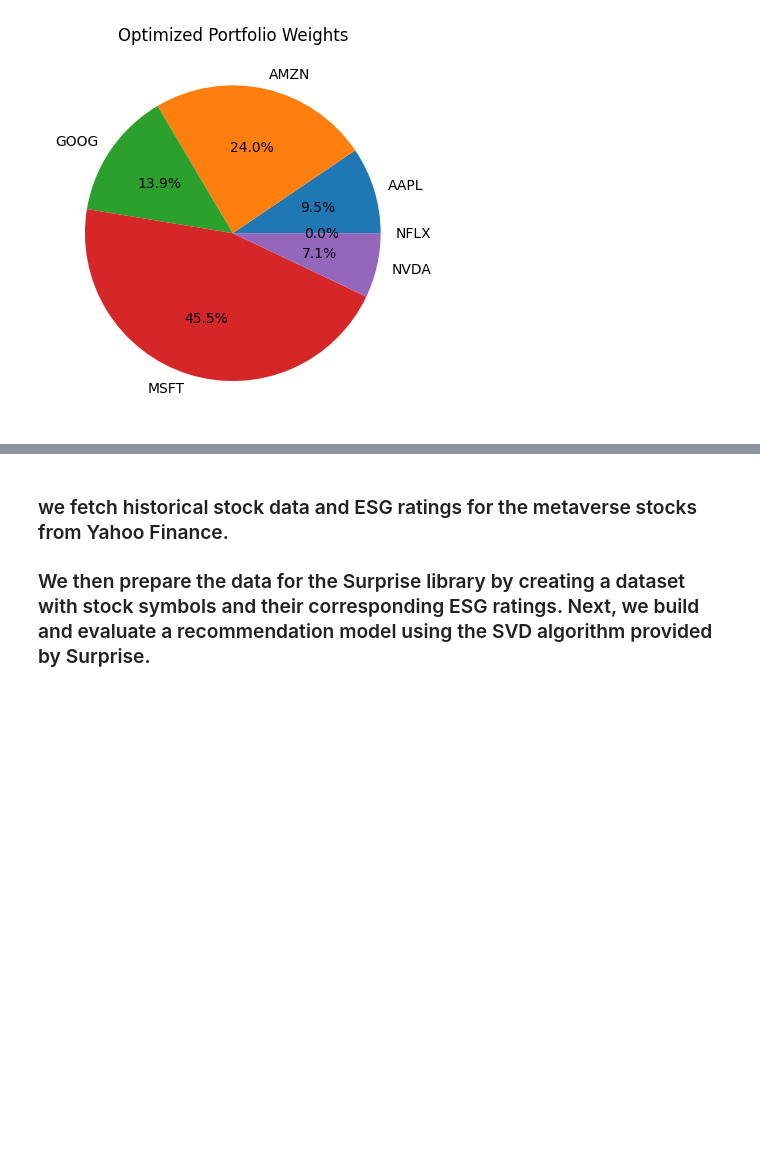
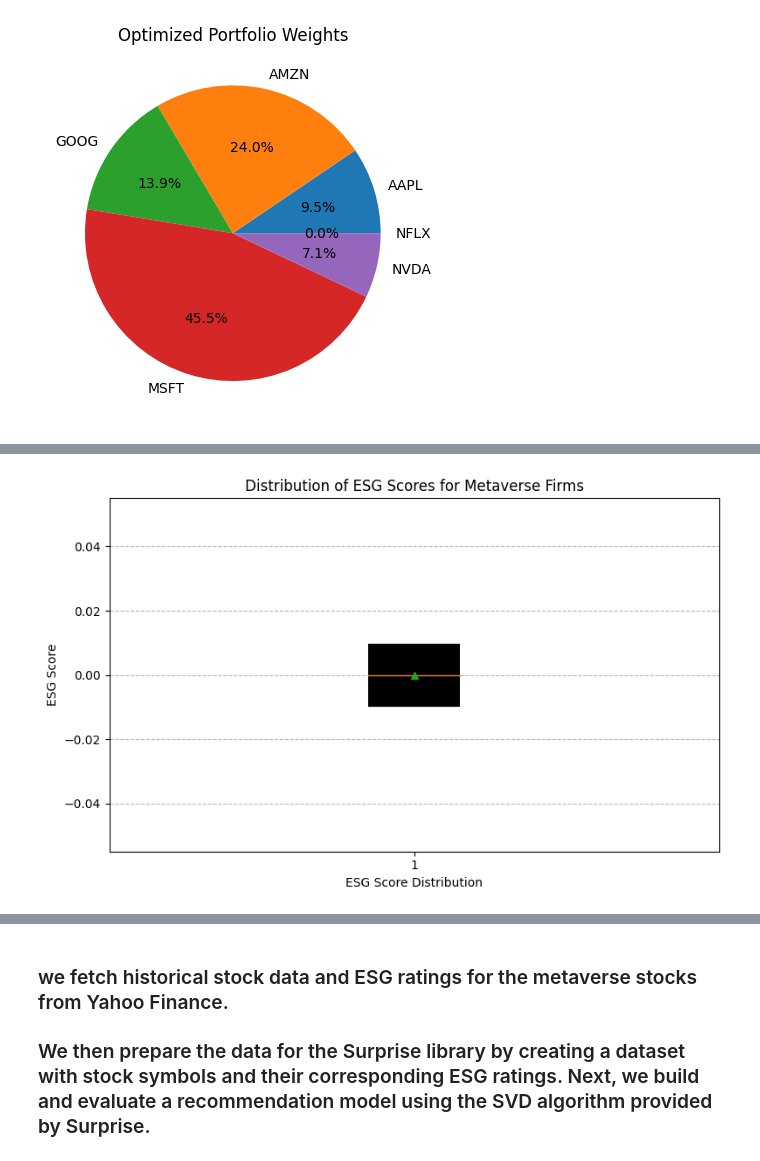
Before and after one commit to henryonomakpo/The-Impact-of-ESG-Ratings-on-EV-Manufacturing-Industry, a Jupyter notebook: Python_Function_for_Recommending_Metaverse_platform_based_on_Stock_Performance.ipynb, the cells around one changed output, grey strips where cells are left out. Drawn from its saved outputs; the diff is of its cells as text; code cells hidden in the pictures; blank space fills up the shorter version.

```diff
--- a/Python_Function_for_Recommending_Metaverse_platform_based_on_Stock_Performance.ipynb
+++ b/Python_Function_for_Recommending_Metaverse_platform_based_on_Stock_Performance.ipynb
@@ -83,0 +210,27 @@ plt.show()
+# %%
+import matplotlib.pyplot as plt
+
+# Extracting the ESG scores data from the DatasetAutoFolds object for plotting
+esg_scores_data = []
+for _, _, esg_score in data.build_full_trainset().build_testset():
+    esg_scores_data.append(esg_score)
+
+# Create a DataFrame from the ESG scores data for plotting
+esg_scores_df = pd.DataFrame({'ESG Score': esg_scores_data})
+
+# Creating a box plot with a reasonable size inside a larger figure
+plt.figure(figsize=(8, 5))
+box = plt.boxplot(esg_scores_df['ESG Score'], patch_artist=True, showmeans=True)
+for box_part in box['boxes']:
+    box_part.set_linewidth(52)  # Increase the width of the box lines
+
+plt.xlabel('ESG Score Distribution')
+plt.ylabel('ESG Score')
+plt.title('Distribution of ESG Scores for Metaverse Firms')
+plt.grid(axis='y', linestyle='--', alpha=0.9)
+plt.tight_layout()
+
+# Display the adjusted box plot
+plt.show()
+# %% [output]
+[figure, added]
```
Also changed, not shown: parts of 6 cells of this notebook.
